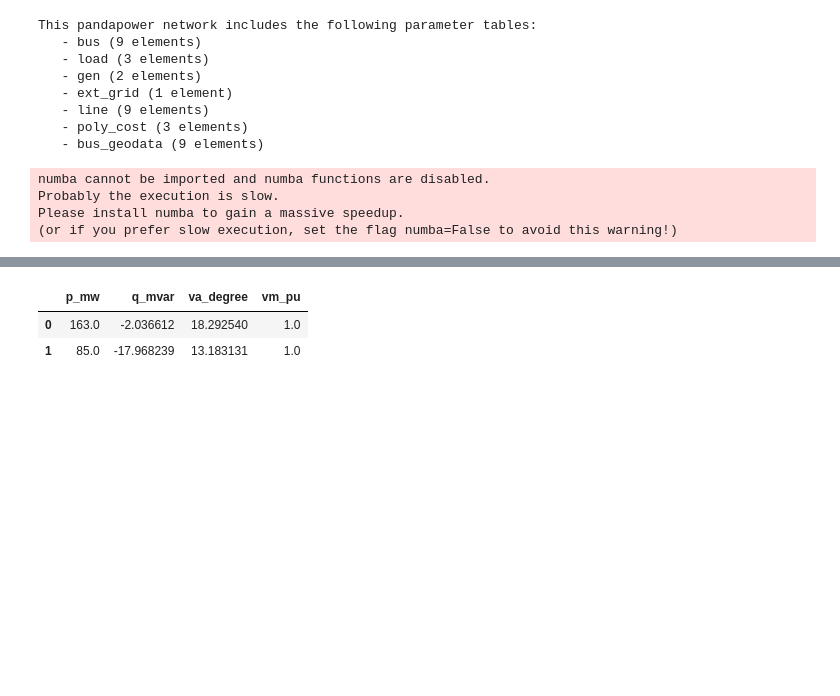
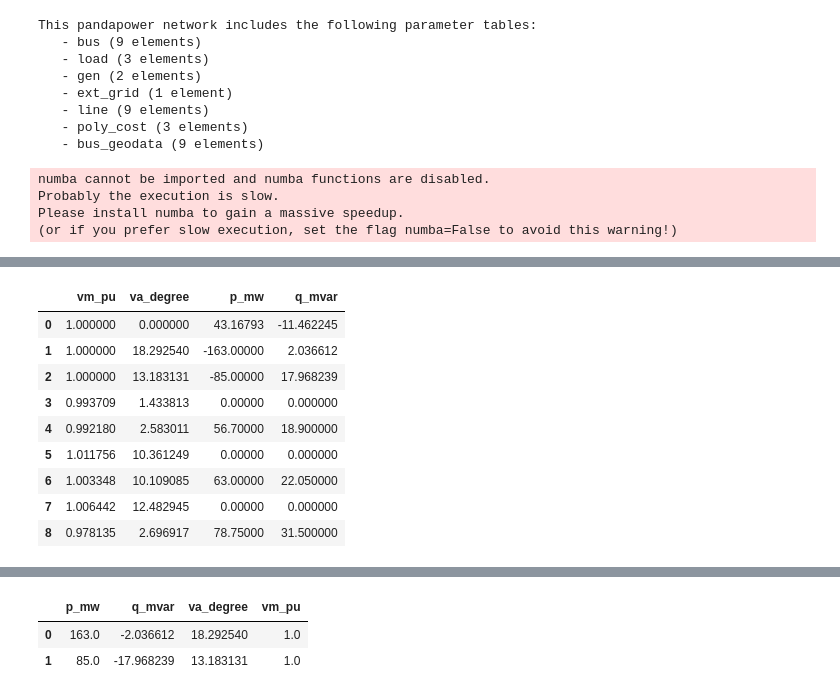
Before and after one commit to nensanc/PowerSystem, a Jupyter notebook: data analytics/example_pandapower.ipynb, the cells around one changed output, grey strips where cells are left out. Drawn from its saved outputs; the diff is of its cells as text; code cells hidden in the pictures; blank space fills up the shorter version.

```diff
--- a/data analytics/example_pandapower.ipynb
+++ b/data analytics/example_pandapower.ipynb
@@ -38,0 +52,13 @@ Please install numba to gain a massive speedup.
+# %%
+net.res_bus
+# %% [output]
+|  | vm_pu | va_degree | p_mw | q_mvar |
+| 0 | 1.000000 | 0.000000 | 43.16793 | -11.462245 |
+| 1 | 1.000000 | 18.292540 | -163.00000 | 2.036612 |
+| 2 | 1.000000 | 13.183131 | -85.00000 | 17.968239 |
+| 3 | 0.993709 | 1.433813 | 0.00000 | 0.000000 |
+| 4 | 0.992180 | 2.583011 | 56.70000 | 18.900000 |
+| 5 | 1.011756 | 10.361249 | 0.00000 | 0.000000 |
+| 6 | 1.003348 | 10.109085 | 63.00000 | 22.050000 |
+| 7 | 1.006442 | 12.482945 | 0.00000 | 0.000000 |
+| 8 | 0.978135 | 2.696917 | 78.75000 | 31.500000 |
```
Also changed, not shown: parts of 7 cells of this notebook, 4 other files.
